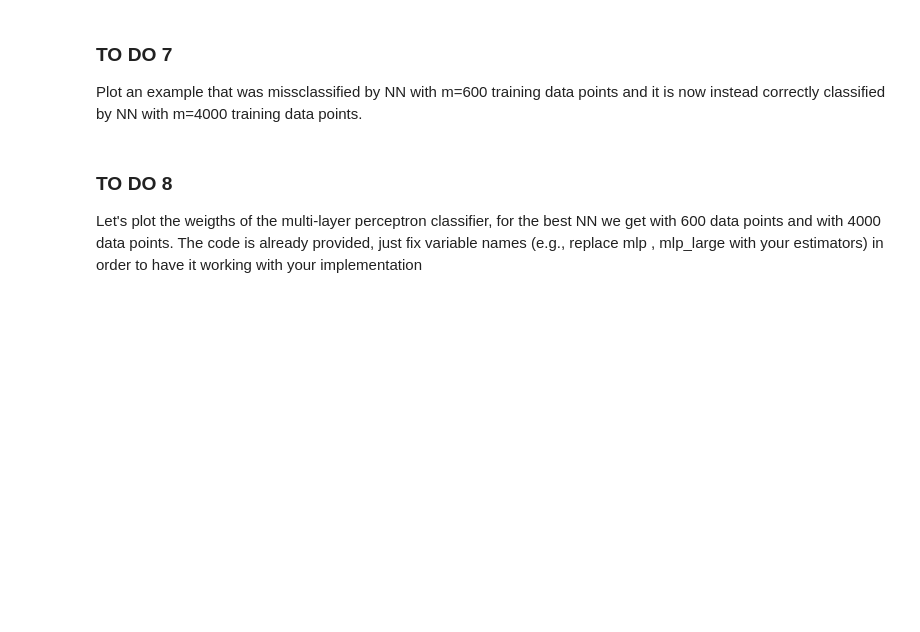
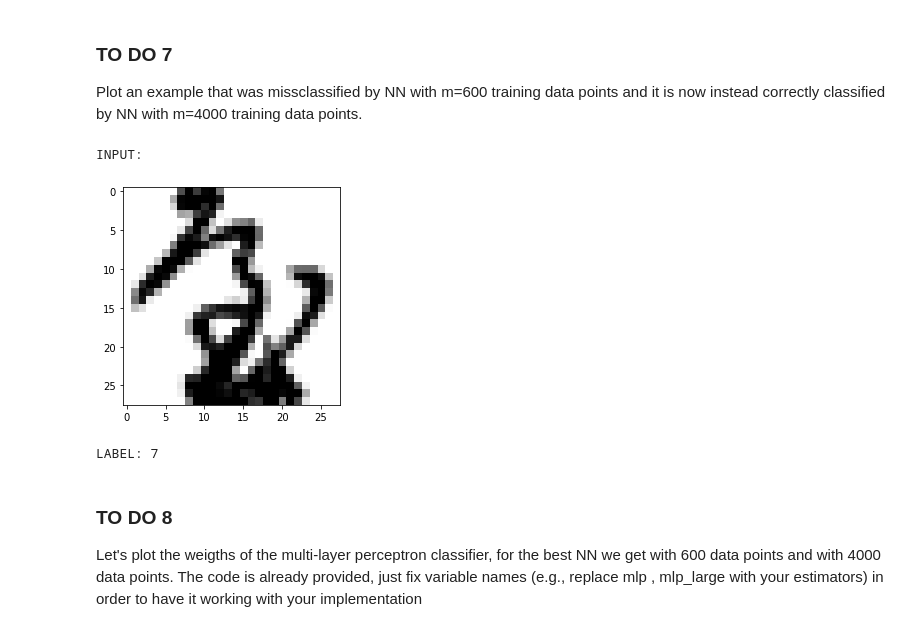
Before and after one commit to tommasoamico/machine_learning, a Jupyter notebook: lab3/LAB3_Characters_Classification_with_Neural_Networks.ipynb, the cells around one changed output. Drawn from its saved outputs; the diff is of its cells as text; code cells hidden in the pictures; blank space fills up the shorter version.

```diff
--- a/lab3/LAB3_Characters_Classification_with_Neural_Networks.ipynb
+++ b/lab3/LAB3_Characters_Classification_with_Neural_Networks.ipynb
@@ -428,16 +428,16 @@ Now train the NNs with the added data points using the optimum parameters found
 # %%
 # use best architecture and params from before
 
-mlp = MLPClassifier(hidden_layer_sizes=(20,), batch_size=32, max_iter=100, verbose=True, learning_rate_init=0.02,activation='relu', alpha=1e-4, solver='sgd',
+mlp4000 = MLPClassifier(hidden_layer_sizes=(20,), batch_size=32, max_iter=100, verbose=True, learning_rate_init=0.02,activation='relu', alpha=1e-4, solver='sgd',
                     tol=1e-4, random_state=ID)
-mlp.fit(X_train, y_train)
+mlp4000.fit(X_train, y_train)
 
-print ('\nRESULTS FOR NN\n', 'train_score: ', mlp.score(X_train, y_train), 'test_score: ', mlp.score(X_test, y_test))
+print ('\nRESULTS FOR NN\n', 'train_score: ', mlp4000.score(X_train, y_train), 'test_score: ', mlp4000.score(X_test, y_test))
 
 #get training and test error for the NN
 
-training_error = 1-mlp.score(X_train,y_train)
-test_error = 1-mlp.score(X_test,y_test)
+training_error = 1-mlp4000.score(X_train,y_train)
+test_error = 1-mlp4000.score(X_test,y_test)
 
 print ("NN training error: %f" % training_error)
 print ("NN test error: %f" % test_error)
@@ -476,3 +471,18 @@ large_NN_prediction = #ADD YOUR CODE
+# %%
+NN_prediction = mlp600.predict(X_test)
+large_NN_prediction = mlp4000.predict(X_test)
+missclassified_index = 0
+for i in range(len(X_test)):
+    if large_NN_prediction[i] == y_test[i] and NN_prediction[i] != y_test[i]:
+        missclassified_index = i
+        break
+
+
+plot_input(X_train,y_train,missclassified_index)
+# %% [output]
+INPUT:
+[figure, added]
+LABEL: 7
 # %% [markdown]
 ### TO DO 8
 
```
Also changed, not shown: parts of 10 cells of this notebook.
